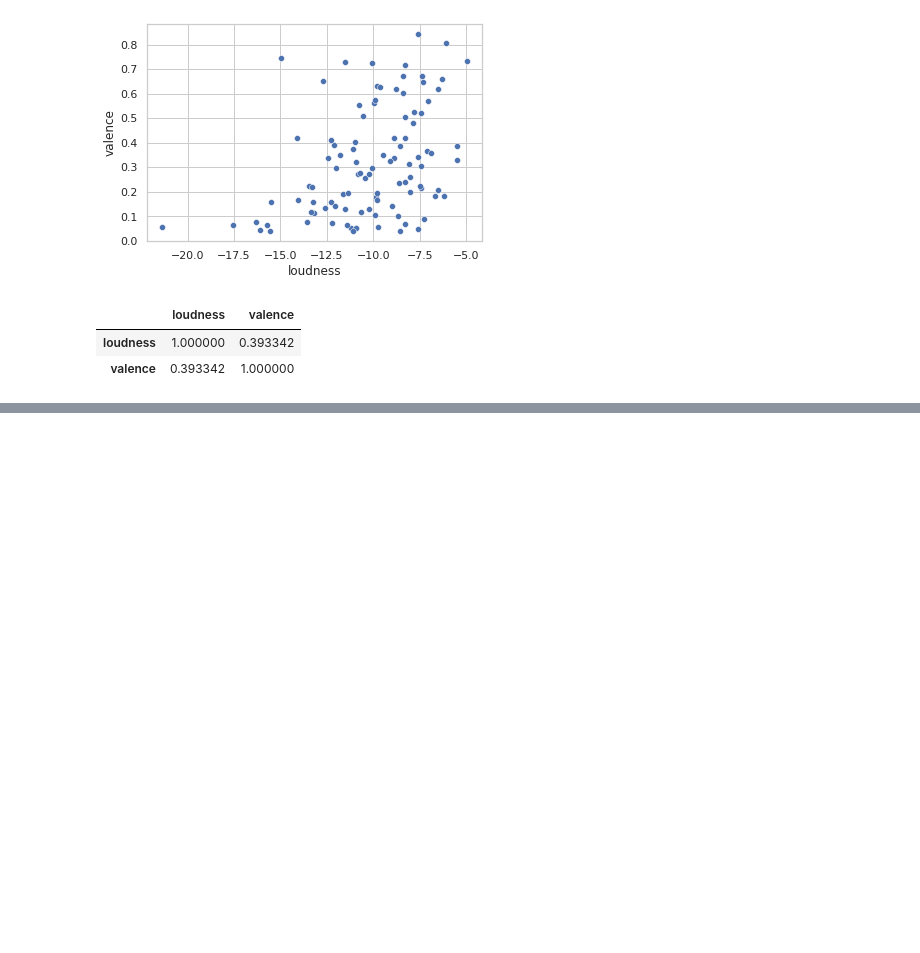
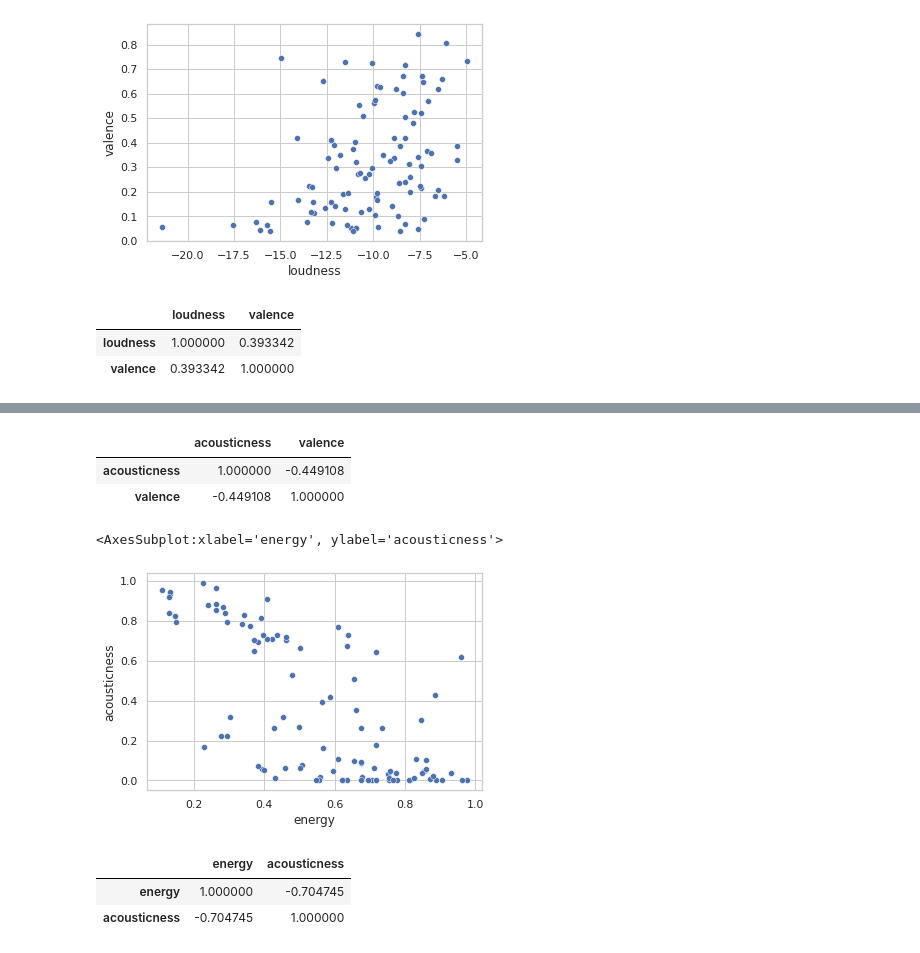
Before and after one commit to RamonPuon/Spotipy-Valence-Analysis, a Jupyter notebook: Radiohead.ipynb, the cells around one changed output, grey strips where cells are left out. Cells and saved outputs as stored; diff of their text form; code cells hidden in the pictures; blank space fills up the shorter version.

```diff
--- a/Radiohead.ipynb
+++ b/Radiohead.ipynb
@@ -148,0 +155,18 @@ df[['loudness','valence']].corr()
+# %%
+df[['acousticness','valence']].corr()
+# %% [output]
+|  | acousticness | valence |
+| acousticness | 1.000000 | -0.449108 |
+| valence | -0.449108 | 1.000000 |
+# %%
+sns.set_theme(style='whitegrid')
+sns.scatterplot(data=df, x = 'energy', y= 'acousticness')
+# %% [output]
+<AxesSubplot:xlabel='energy', ylabel='acousticness'>
+[figure, added]
+# %%
+df[['energy','acousticness']].corr(method = 'pearson')
+# %% [output]
+|  | energy | acousticness |
+| energy | 1.000000 | -0.704745 |
+| acousticness | -0.704745 | 1.000000 |
```
Also changed, not shown: parts of 1 cell of this notebook.
